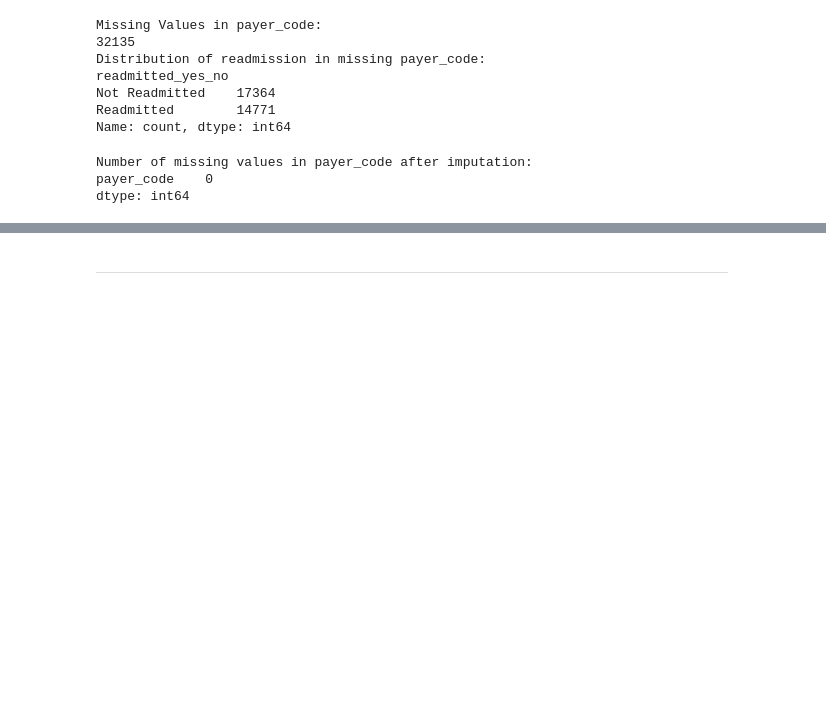
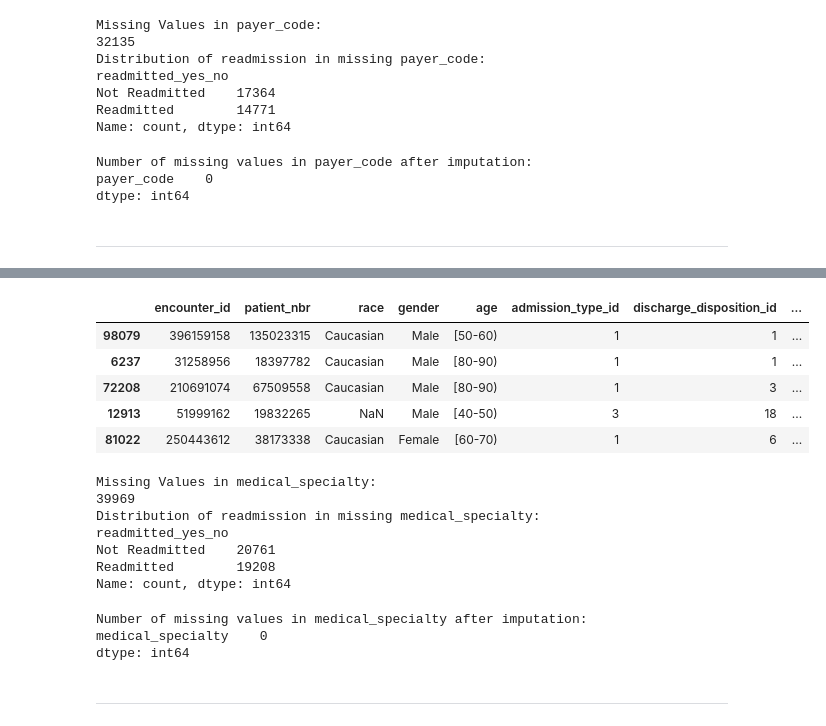
Before and after one commit to iamgiulyUCL/COMP0189Applied-Artificial-IntelligenceUCL, a Jupyter notebook: COMP0189_coursework_1.ipynb, the cells around one changed output, grey strips where cells are left out. Saved outputs shown, nothing was run; the diff lists cells and outputs as text; code cells hidden in the pictures; blank space fills up the shorter version.

Commit message:
2.1 - handled uknown missing values (features with high percentage)

```diff
--- a/COMP0189_coursework_1.ipynb
+++ b/COMP0189_coursework_1.ipynb
@@ -1214,3 +1214,25 @@ print(payer_code_current_missing_values)
 Number of missing values in payer_code after imputation:
 payer_code    0
 dtype: int64
+# %% [markdown]
+---
+# %%
+# handling missing values in medical_specialty column
+
+# Checking the distribution of medical_specialty and missing values
+df = X_train.copy()
+
+# Concatenate the features and labels
+df['readmitted_yes_no'] = y_train
+display(df.head())
+
+missing_data = df[df['medical_specialty'].isnull()]
+display(missing_data.head())
+
+print("Missing Values in medical_specialty:")
+print(missing_data['medical_specialty'].size)
+
+# Check if readmission is influenced by missing medical_specialty
+print("Distribution of readmission in missing medical_specialty:")
+print(missing_data['readmitted_yes_no'].value_counts())
+# %% [output]
@@ -1217,3 +1245,37 @@ dtype: int64
+|  | encounter_id | patient_nbr | race | gender | age | admission_type_id | discharge_disposition_id | ... |
+| 98079 | 396159158 | 135023315 | Caucasian | Male | [50-60) | 1 | 1 | ... |
+| 6237 | 31258956 | 18397782 | Caucasian | Male | [80-90) | 1 | 1 | ... |
+| 72208 | 210691074 | 67509558 | Caucasian | Male | [80-90) | 1 | 3 | ... |
+| 12913 | 51999162 | 19832265 | NaN | Male | [40-50) | 3 | 18 | ... |
+| 81022 | 250443612 | 38173338 | Caucasian | Female | [60-70) | 1 | 6 | ... |
+Missing Values in medical_specialty:
+39969
+Distribution of readmission in missing medical_specialty:
+readmitted_yes_no
+Not Readmitted    20761
+Readmitted        19208
+Name: count, dtype: int64
+# %%
+# Imputin missing values in the training set for medical_specialty column
+from sklearn.impute import SimpleImputer
+
+constant_fill = 'Unknown'
+
+# Initialize the SimpleImputer with the constant strategy
+imputer = SimpleImputer(strategy='constant', fill_value=constant_fill)
+
+# Fit and transform the 'medical_specialty' column in the training set
+imputer.fit(X_train[['medical_specialty']])
+X_train[['medical_specialty']] = imputer.transform(X_train[['medical_specialty']])
+
+# Check the missing values in medical_specialty after imputation
+print("Number of missing values in medical_specialty after imputation:")
+medical_specialty_current_missing_values = X_train[['medical_specialty']].isnull().sum()
+print(medical_specialty_current_missing_values)
+# %% [output]
+Number of missing values in medical_specialty after imputation:
+medical_specialty    0
+dtype: int64
 # %% [markdown]
 ---
 # %% [markdown]
```
Also changed, not shown: parts of 2 cells of this notebook.
